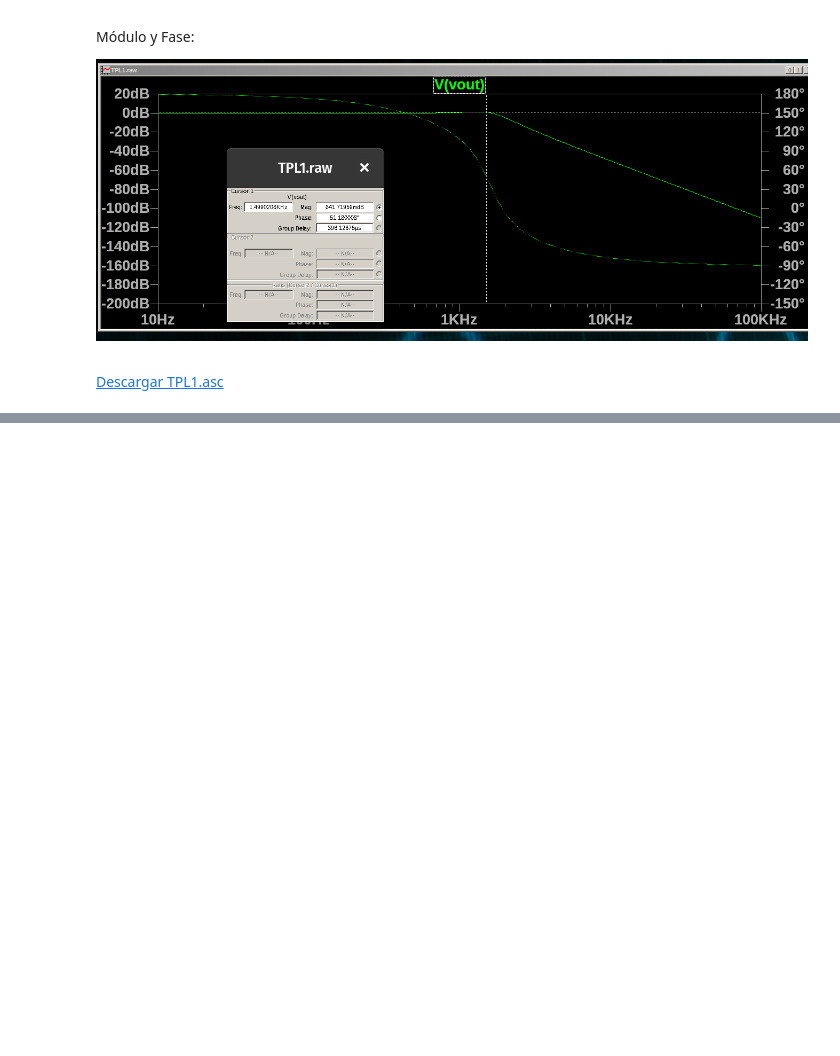
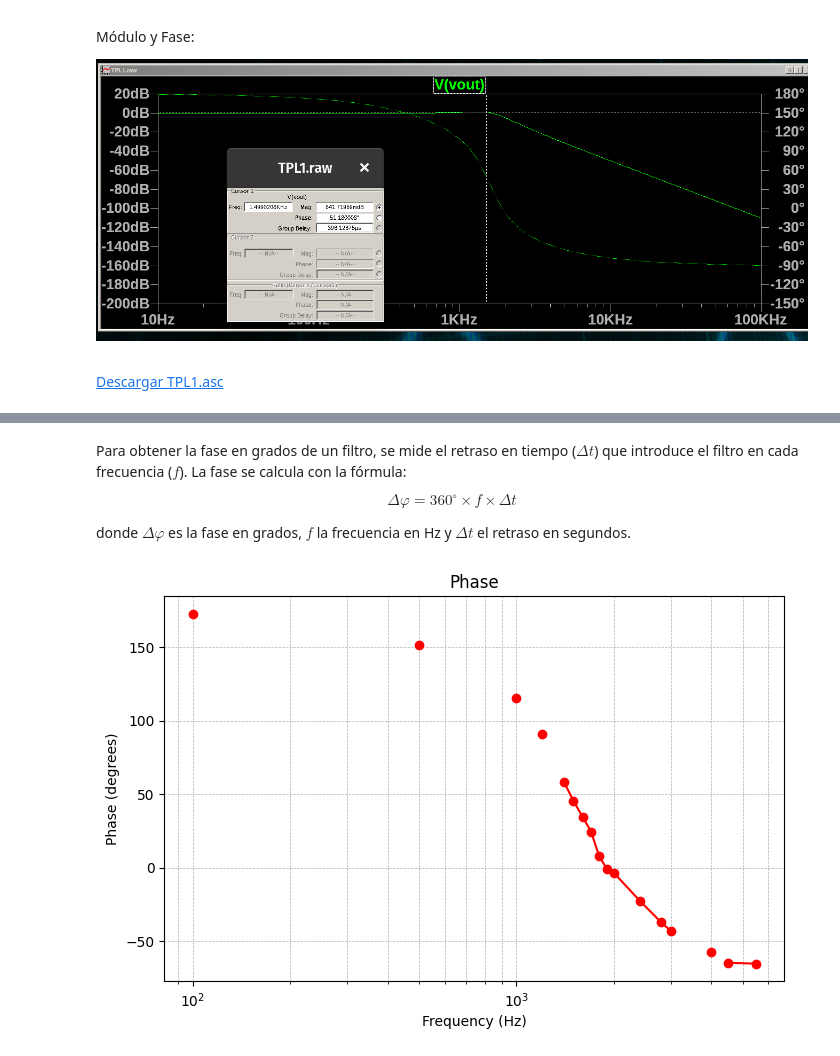
Before and after one commit to fborello-lambda/TC2-2025, a Jupyter notebook: TPL1/TPL1.ipynb, the cells around one changed output, grey strips where cells are left out. Cells and saved outputs as stored; diff of their text form; code cells hidden in the pictures; blank space fills up the shorter version.

```diff
--- a/TPL1/TPL1.ipynb
+++ b/TPL1/TPL1.ipynb
@@ -335,0 +399,19 @@ Módulo y Fase:
+# %% [markdown]
+Para obtener la fase en grados de un filtro, se mide el retraso en tiempo ($\Delta t$) que introduce el filtro en cada frecuencia ($f$). La fase se calcula con la fórmula:
+
+$$
+\Delta \varphi = 360^\circ \times f \times \Delta t
+$$
+
+donde $\Delta \varphi$ es la fase en grados, $f$ la frecuencia en Hz y $\Delta t$ el retraso en segundos.
+# %%
+phase = 360 * (frequencies) * (df.DeltaPhase * 1e-3)
+plt.figure(figsize=(8, 5))
+plt.semilogx(frequencies, phase, marker="o", linestyle="-", color="red")
+plt.xlabel("Frequency (Hz)")
+plt.ylabel("Phase (degrees)")
+plt.title("Phase")
+plt.grid(True, which="both", linestyle="--", linewidth=0.5)
+plt.show()
+# %% [output]
+[figure, added]
```
Also changed, not shown: parts of 5 cells of this notebook, 2 other files.
